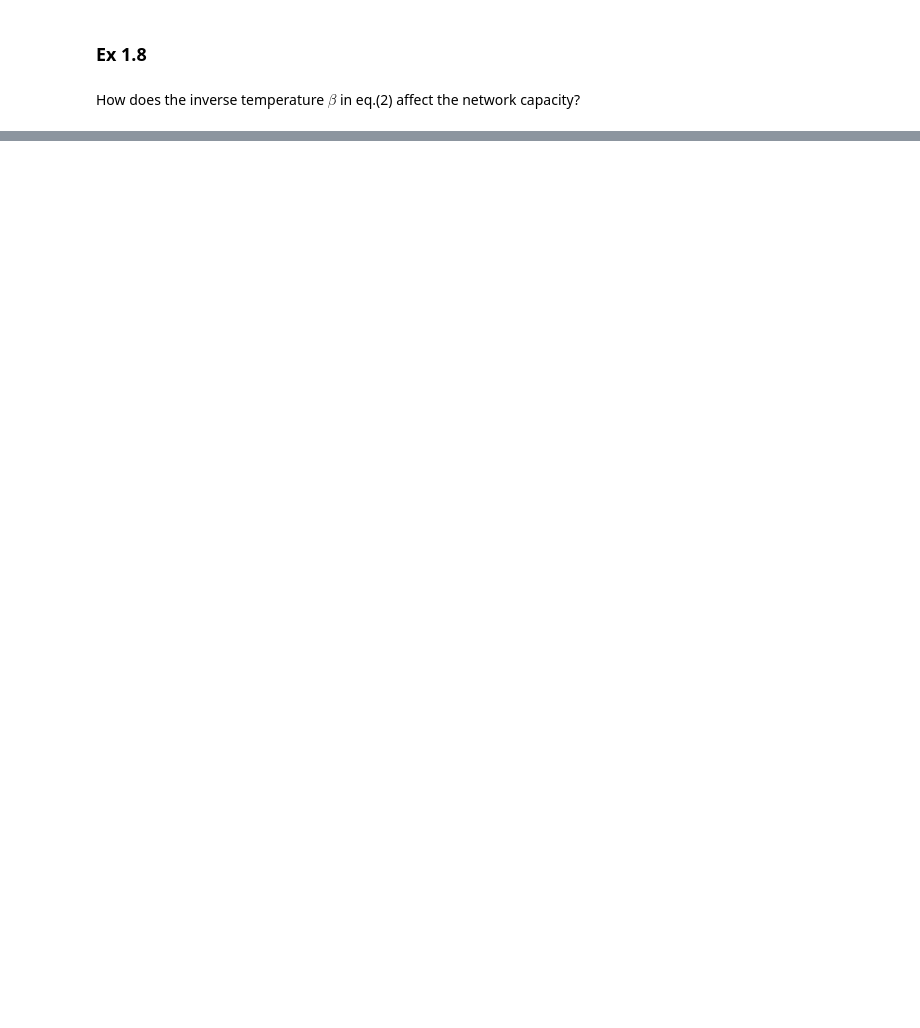
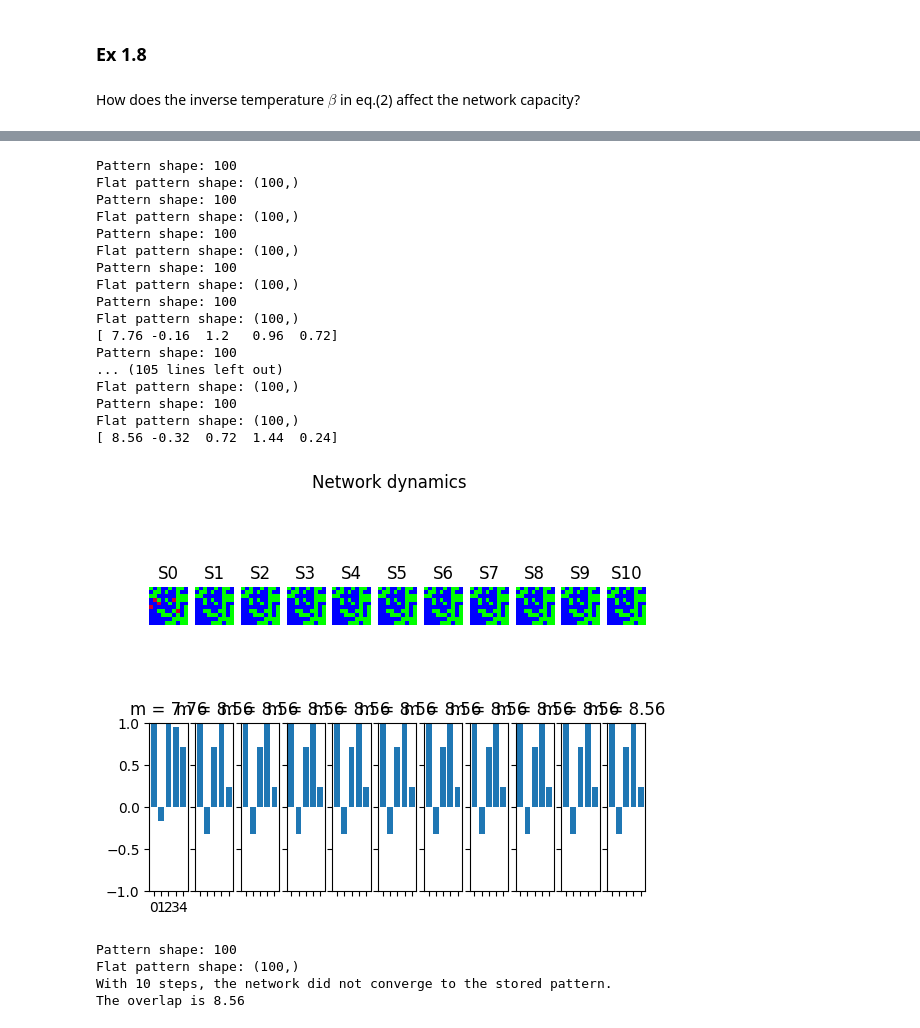
Before and after one commit to siyounglee00/Mini-project-NX, a Jupyter notebook: Miniproject_dynex.ipynb, the cells around one changed output, grey strips where cells are left out. Cells and saved outputs as stored; diff of their text form; code cells hidden in the pictures; blank space fills up the shorter version.

```diff
--- a/Miniproject_dynex.ipynb
+++ b/Miniproject_dynex.ipynb
@@ -475,0 +509,32 @@ Computing capacity for beta = 10...
+# %%
+from helper_functions import study_overlap_low_activity, custom_flip_and_iterate_low, plot_state_sequence_and_overlap_low
+
+nr_steps = 10
+c = 0.05
+
+noisy_init_state_low, states_low, states_as_patterns_low = custom_flip_and_iterate_low(factory_low, beta, teta, a, N, int(c*N), nr_steps, pattern_list_low,  weights = hopfield_net_low.weights)
+plot_state_sequence_and_overlap_low(states_as_patterns_low, pattern_list_low, a, reference_idx=0, suptitle="Network dynamics")
+overlap = study_overlap_low_activity(states_as_patterns_low, pattern_list_low, nr_steps, a)
+# %% [output]
+Pattern shape: 100
+Flat pattern shape: (100,)
+Pattern shape: 100
+Flat pattern shape: (100,)
+Pattern shape: 100
+Flat pattern shape: (100,)
+Pattern shape: 100
+Flat pattern shape: (100,)
+Pattern shape: 100
+Flat pattern shape: (100,)
+[ 7.76 -0.16  1.2   0.96  0.72]
+Pattern shape: 100
+... (105 lines left out)
+Flat pattern shape: (100,)
+Pattern shape: 100
+Flat pattern shape: (100,)
+[ 8.56 -0.32  0.72  1.44  0.24]
+[figure, added]
+Pattern shape: 100
+Flat pattern shape: (100,)
+With 10 steps, the network did not converge to the stored pattern.
+The overlap is 8.56
```
Also changed, not shown: parts of 30 cells of this notebook, 1 other file.
